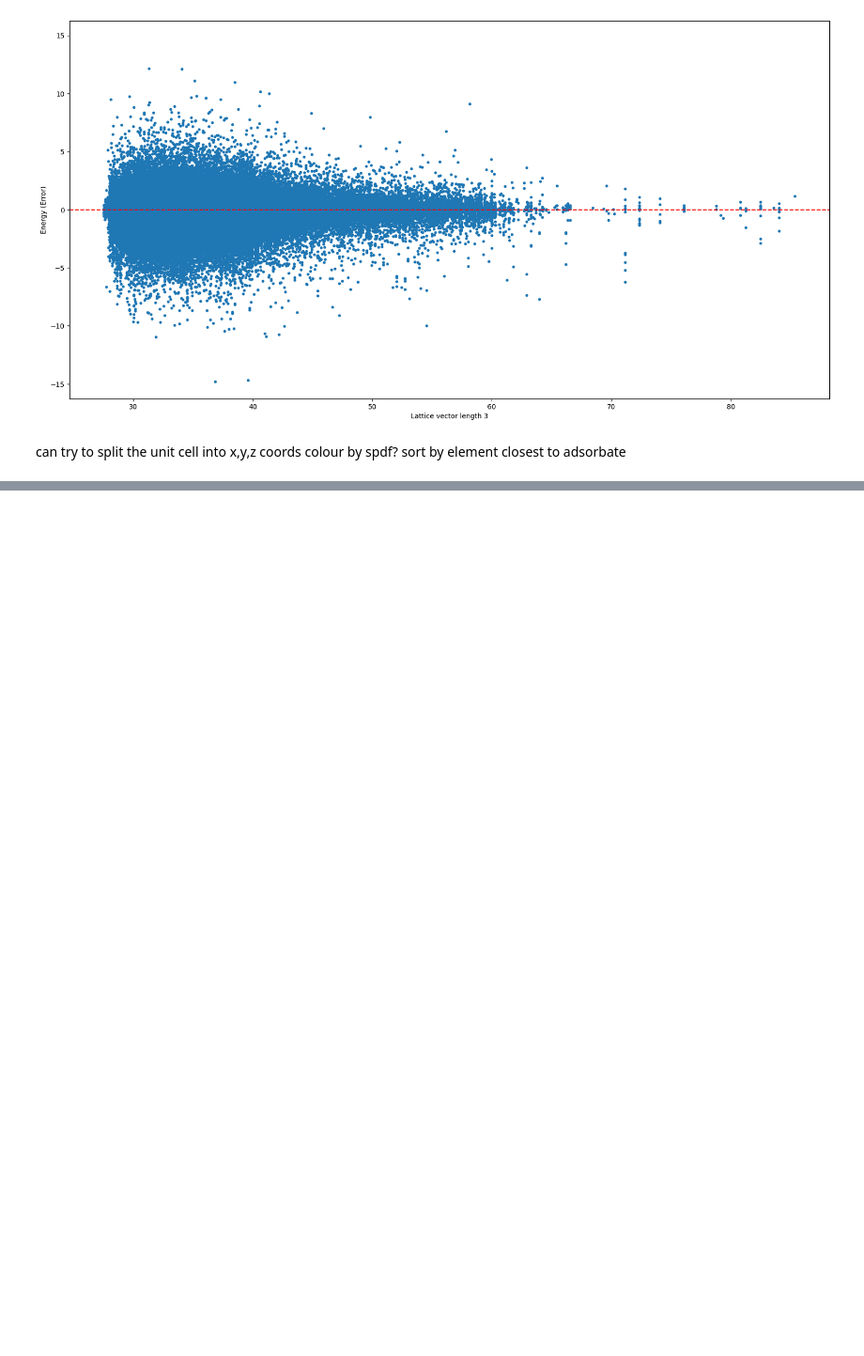
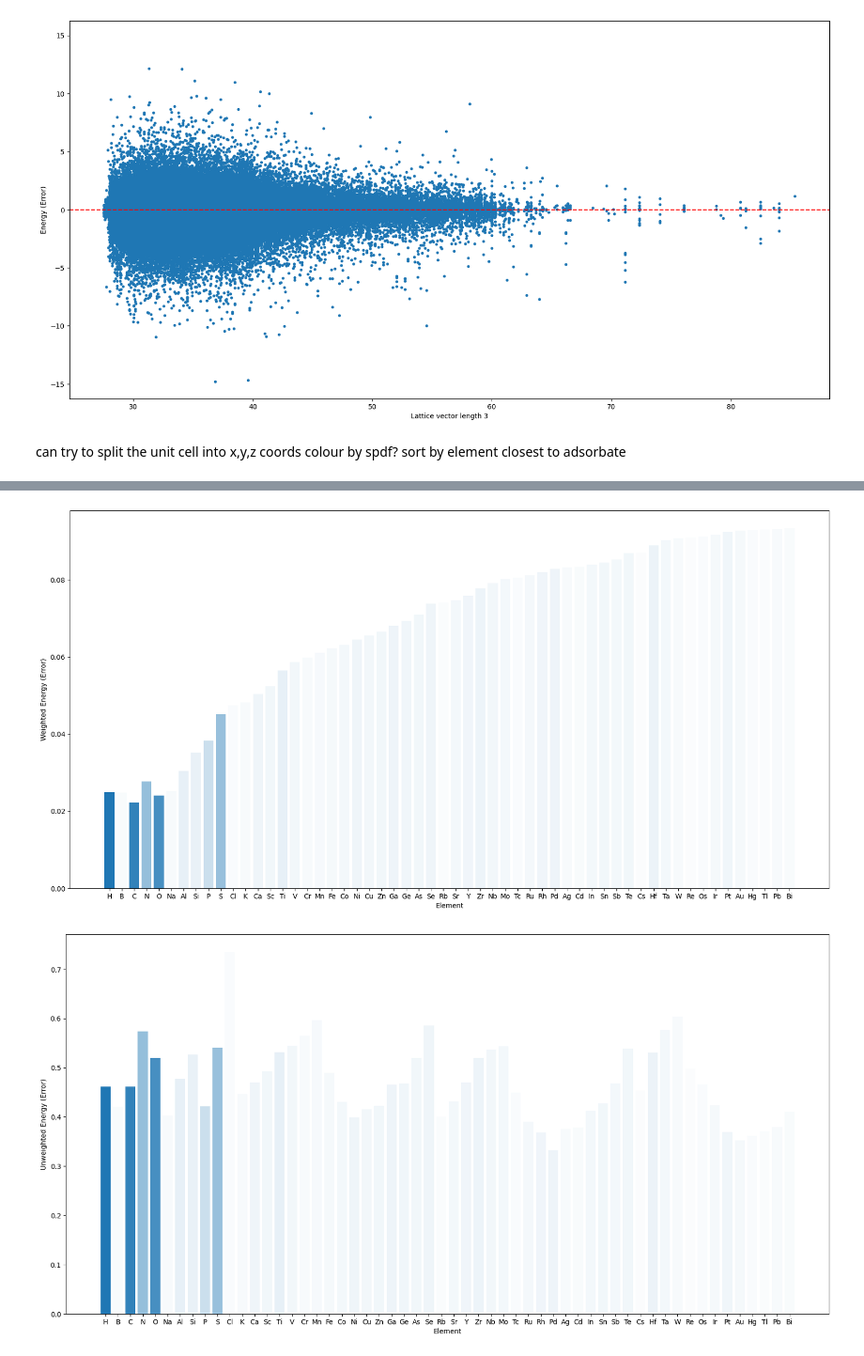
Before and after one commit to kimolijones/A-Star-is-born, a Jupyter notebook: main.ipynb, the cells around one changed output, grey strips where cells are left out. Shown at 94% size. Drawn from its saved outputs; the diff is of its cells as text; code cells hidden in the pictures; blank space fills up the shorter version.

```diff
--- a/main.ipynb
+++ b/main.ipynb
@@ -99,6 +103,7 @@ elements = ['H',
 unweighted_mean_errors = []
 weighted_errors = []
 weighted_mean_errors = []
+bar_colors = []
 print("   Unweighted Error     Weighted Error        no. of unit cells it is present in")
 for count, element in enumerate(elements):
     df_filtered = df[df['chemical formula'].str.contains(element)].reset_index(drop=True)
@@ -116,24 +121,7 @@ for count, element in enumerate(elements):
         weight = number_of_element_atom/df_filtered["number of atoms"][i]
         weighted_errors.append(df_filtered["energy (error)"].abs()[i] * weight)
     weighted_mean_errors.append(np.mean(weighted_errors))
+    bar_colors.append((31/255, 119/255, 180/255, len(df_filtered)/378922))
     print(f'{element}: {unweighted_mean_error}   {weighted_mean_errors[count]}    {len(df_filtered)}')
-
-
-plt.figure(figsize=(20,10))
-plt.xlabel('Element')
-plt.ylabel("Weighted Energy (Error)")
-
-plt.bar(elements, weighted_mean_errors)
-
-plt.show()
-
-
-plt.figure(figsize=(10,5))
-plt.xlabel('Element')
-plt.ylabel("Unweighted Energy (Error)")
-
-plt.bar(elements, unweighted_mean_errors)
-
-plt.show()
 # %% [output]
    Unweighted Error     Weighted Error        no. of unit cells it is present in
@@ -139,0 +144,16 @@ plt.show()
+# %%
+plt.figure(figsize=(20,10))
+plt.xlabel('Element')
+plt.ylabel("Weighted Energy (Error)")
+plt.bar(elements, weighted_mean_errors, color=bar_colors)
+plt.show()
+
+
+plt.figure(figsize=(20,10))
+plt.xlabel('Element')
+plt.ylabel("Unweighted Energy (Error)")
+plt.bar(elements, unweighted_mean_errors, color=bar_colors)
+plt.show()
+# %% [output]
+[figure, added]
+[figure, added]
```
Also changed, not shown: parts of 4 cells of this notebook.
